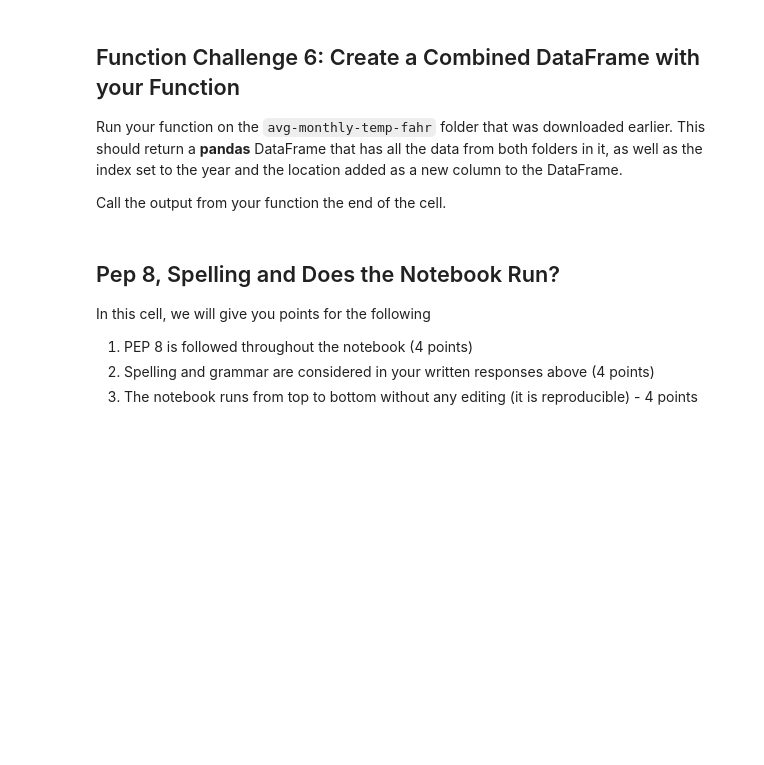
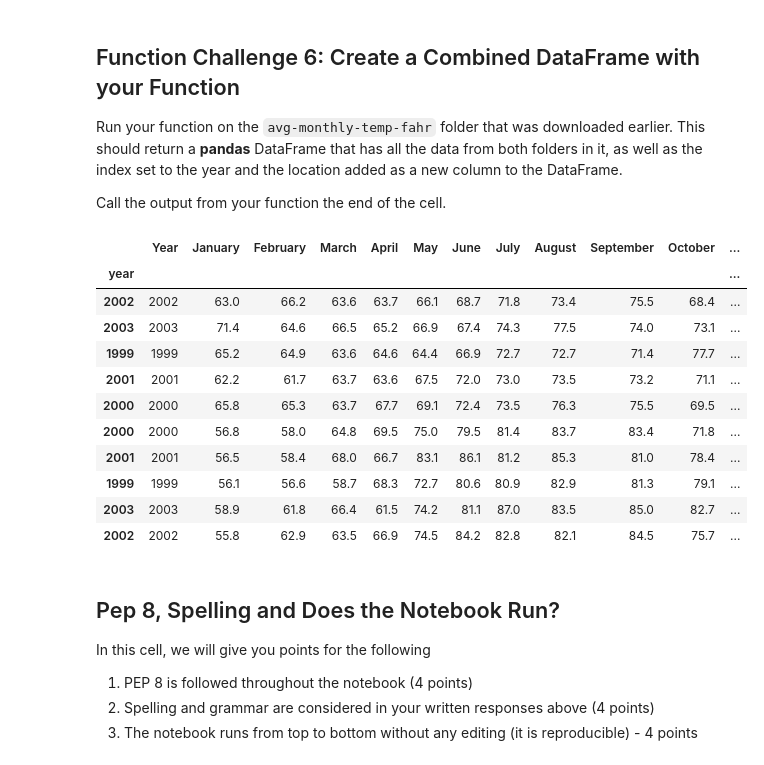
Before and after one commit to JudithAment/earth-analytics-bootcamp, a Jupyter notebook: homeworks/09-functions/bootcamp-09-functions.ipynb, the cells around one changed output. Saved outputs shown, nothing was run; the diff lists cells and outputs as text; code cells hidden in the pictures; blank space fills up the shorter version.

```diff
--- a/homeworks/09-functions/bootcamp-09-functions.ipynb
+++ b/homeworks/09-functions/bootcamp-09-functions.ipynb
@@ -514,0 +512,7 @@ raise NotImplementedError()
+# %%
+# YOUR CODE HERE
+files = glob(os.path.join(data_file_path, "1992-2015-gt-100-acres", "*"))
+
+df = process_csv_files(files, [-8, -4])
+
+df
@@ -528,0 +544,6 @@ raise NotImplementedError()
+# %%
+# YOUR CODE HERE
+myurl = "https://ndownloader.figshare.com/files/21894528"
+
+data_path_ch5 = et.data.get_data(url = myurl)
+data_path_ch5
@@ -552,10 +575,27 @@ In the cell below create a function with the following properties.
 3. Other Requirements:
     * The function should use the function that you created above (`process_csv_files()` takes in a list of files to open in a for loop.
     * Your function needs a numpy-style docstring
-# %%
-def process_nested_csv_files(folder_name, year_index):
-    # YOUR CODE HERE
-    raise NotImplementedError()
+# %%
+def process_nested_csv_files(folder_name, year_index):
+    # YOUR CODE HERE
+    """takes in parent folder loops through nested directories, combines all csv's into df, uses year and location as colum
+
+    Args:
+        folder_name (_type_): parent folder
+        year_index (_type_): index of year in file name
+    """
+    locations = os.listdir(folder_name)
+    loc_list = []
+    for loc in locations:
+        files = glob(os.path.join(folder_name, loc, "*"))
+        loc_df = process_csv_files(files, year_index)
+        loc_df["location"] = loc
+        list.append(loc_list, loc_df)
+
+    df = pd.concat(loc_list)
+    df = df.set_index("year")
+
+    return df
 # %%
 # DO NOT MODIFY THIS CELL
 
@@ -595,7 +649,21 @@ Run your function on the `avg-monthly-temp-fahr` folder that was downloaded earl
 Call the output from your function the end of the cell.
 # %%
 # YOUR CODE HERE
-raise NotImplementedError()
+ch6_output = process_nested_csv_files(data_path_ch5, (-13, -9))
+ch6_output
+# %% [output]
+|  | Year | January | February | March | April | May | June | July | August | September | October | ... |
+| year |  |  |  |  |  |  |  |  |  |  |  | ... |
+| 2002 | 2002 | 63.0 | 66.2 | 63.6 | 63.7 | 66.1 | 68.7 | 71.8 | 73.4 | 75.5 | 68.4 | ... |
+| 2003 | 2003 | 71.4 | 64.6 | 66.5 | 65.2 | 66.9 | 67.4 | 74.3 | 77.5 | 74.0 | 73.1 | ... |
+| 1999 | 1999 | 65.2 | 64.9 | 63.6 | 64.6 | 64.4 | 66.9 | 72.7 | 72.7 | 71.4 | 77.7 | ... |
+| 2001 | 2001 | 62.2 | 61.7 | 63.7 | 63.6 | 67.5 | 72.0 | 73.0 | 73.5 | 73.2 | 71.1 | ... |
+| 2000 | 2000 | 65.8 | 65.3 | 63.7 | 67.7 | 69.1 | 72.4 | 73.5 | 76.3 | 75.5 | 69.5 | ... |
+| 2000 | 2000 | 56.8 | 58.0 | 64.8 | 69.5 | 75.0 | 79.5 | 81.4 | 83.7 | 83.4 | 71.8 | ... |
+| 2001 | 2001 | 56.5 | 58.4 | 68.0 | 66.7 | 83.1 | 86.1 | 81.2 | 85.3 | 81.0 | 78.4 | ... |
+| 1999 | 1999 | 56.1 | 56.6 | 58.7 | 68.3 | 72.7 | 80.6 | 80.9 | 82.9 | 81.3 | 79.1 | ... |
+| 2003 | 2003 | 58.9 | 61.8 | 66.4 | 61.5 | 74.2 | 81.1 | 87.0 | 83.5 | 85.0 | 82.7 | ... |
+| 2002 | 2002 | 55.8 | 62.9 | 63.5 | 66.9 | 74.5 | 84.2 | 82.8 | 82.1 | 84.5 | 75.7 | ... |
 # %%
 # DO NOT MODIFY THIS CELL
 # %% [markdown]
```
Also changed, not shown: parts of 7 cells of this notebook, 1 other file.
